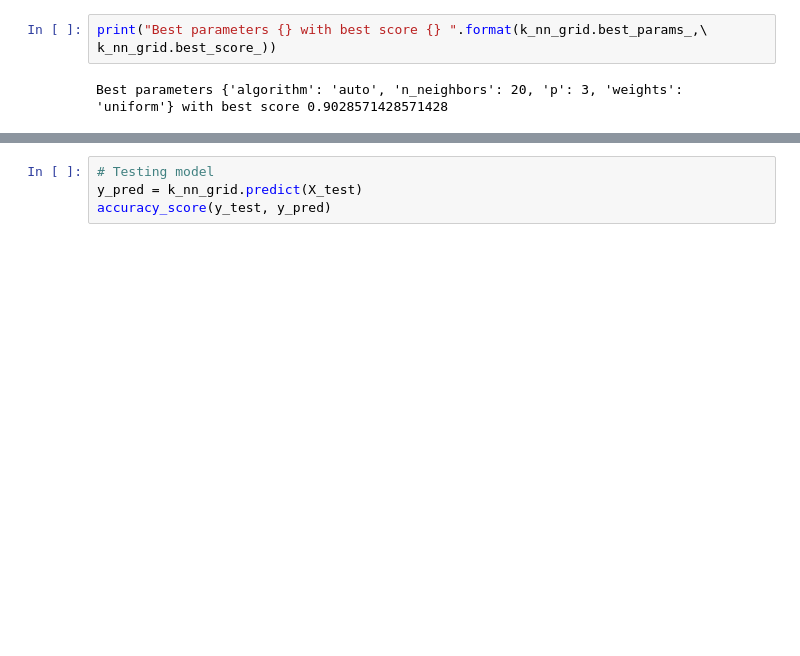
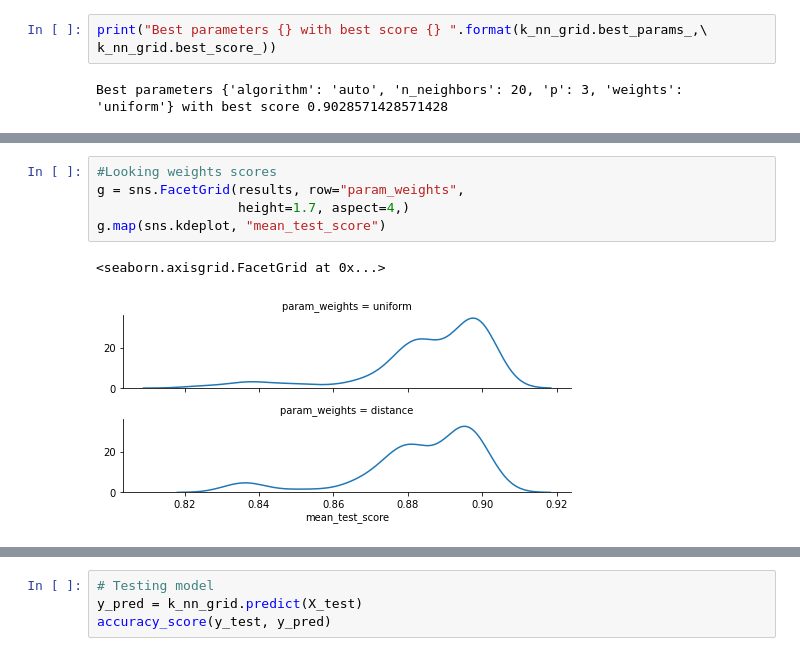
Before and after one commit to Thanujan-Puvikaran/Projet_data_a4, a Jupyter notebook: Projet/Models/KNN_V.1.ipynb, the cells around one changed output, grey strips where cells are left out. Drawn from its saved outputs; the diff is of its cells as text; blank space fills up the shorter version.

```diff
--- a/Projet/Models/KNN_V.1.ipynb
+++ b/Projet/Models/KNN_V.1.ipynb
@@ -66,0 +98,8 @@ Best parameters {'algorithm': 'auto', 'n_neighbors': 20, 'p': 3, 'weights': 'uni
+# %%
+#Looking weights scores
+g = sns.FacetGrid(results, row="param_weights",
+                  height=1.7, aspect=4,)
+g.map(sns.kdeplot, "mean_test_score")
+# %% [output]
+<seaborn.axisgrid.FacetGrid at 0x...>
+[figure, added]
```
Also changed, not shown: parts of 11 cells of this notebook, 11 other files.
